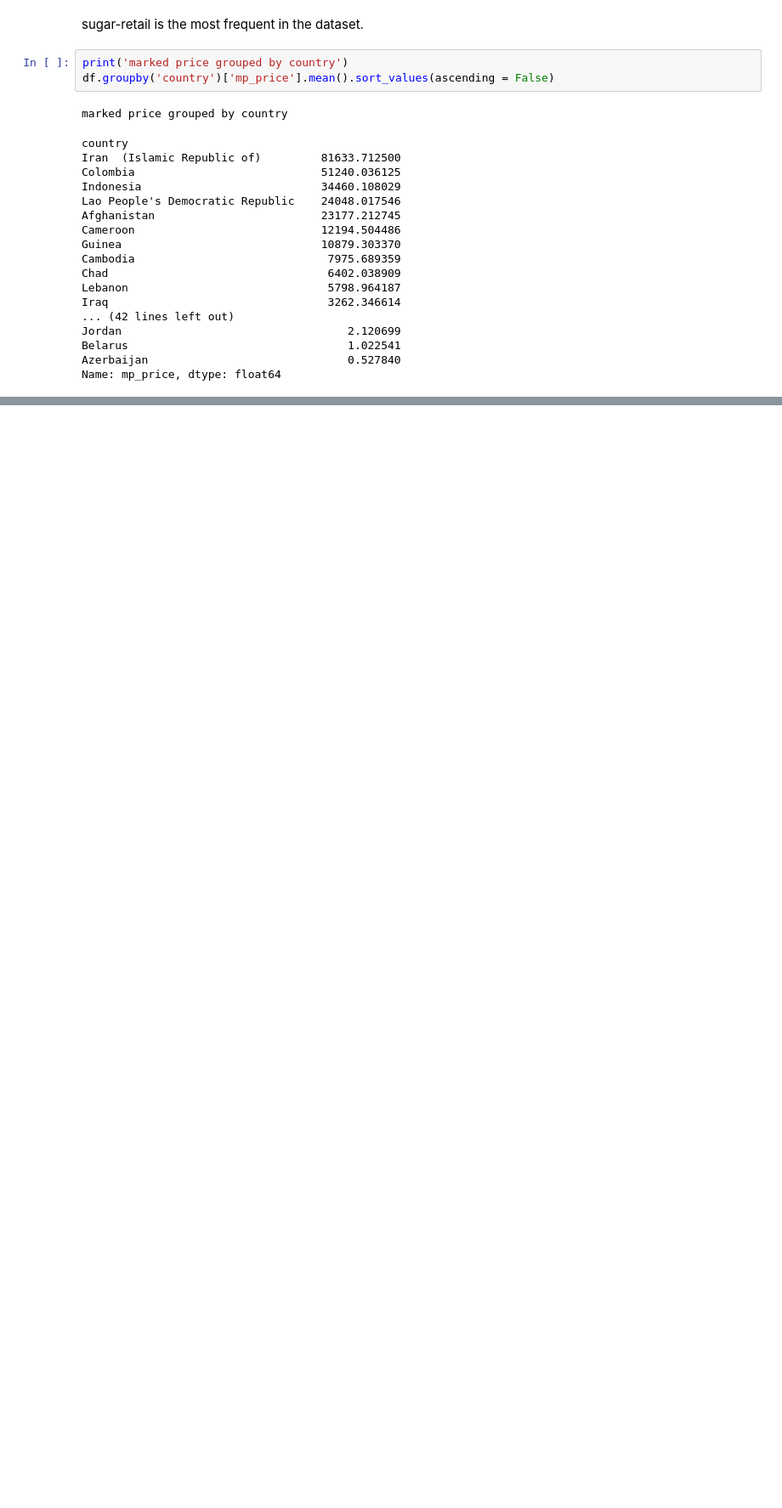
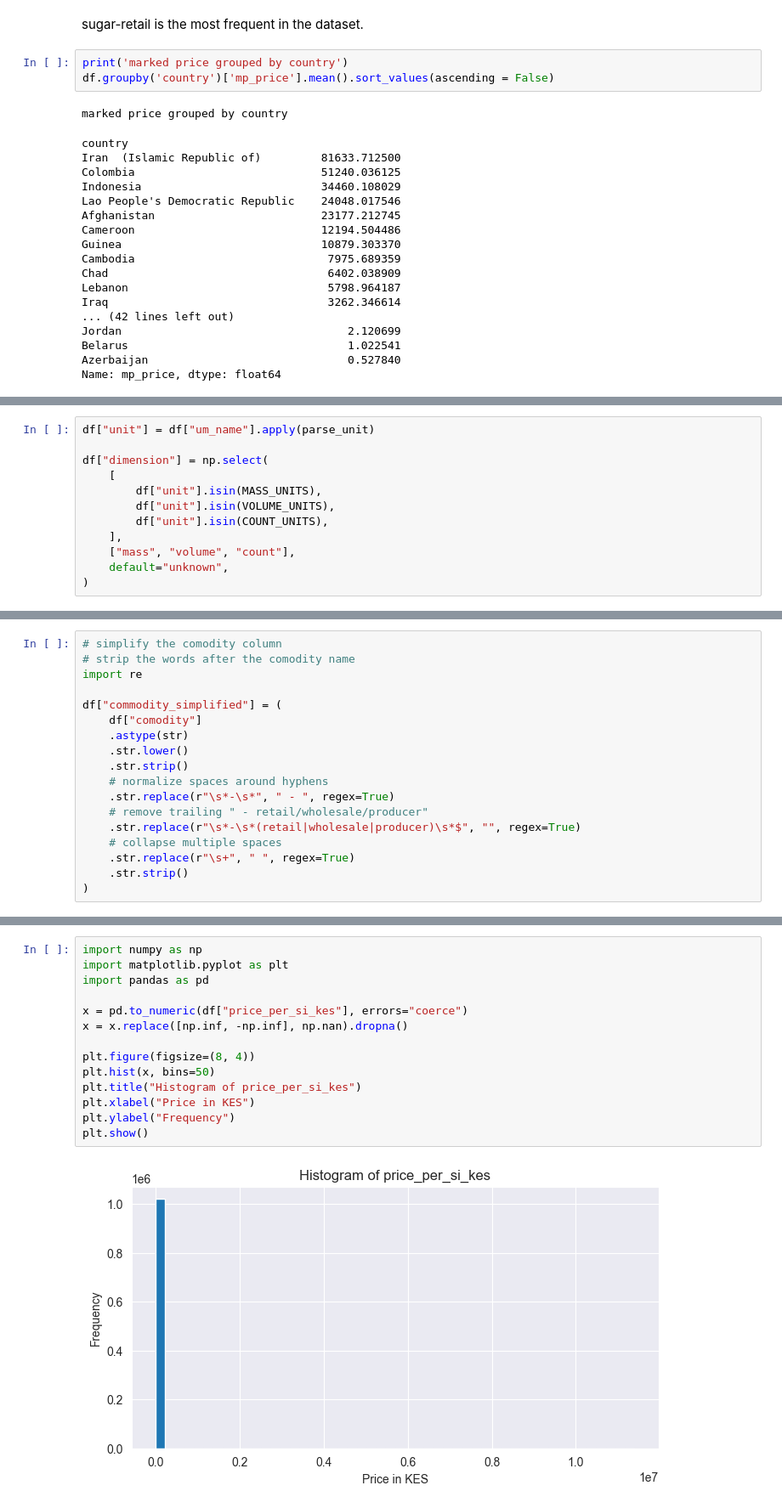
Before and after one commit to Cyrusz55/food_price_analysis, a Jupyter notebook: book1.ipynb, the cells around one changed output, grey strips where cells are left out. Shown at 85% size. Saved outputs shown, nothing was run; the diff lists cells and outputs as text; blank space fills up the shorter version.

```diff
--- a/book1.ipynb
+++ b/book1.ipynb
@@ -118,0 +539,12 @@ Name: mp_price, dtype: float64
+# %%
+df["unit"] = df["um_name"].apply(parse_unit)
+
+df["dimension"] = np.select(
+    [
+        df["unit"].isin(MASS_UNITS),
+        df["unit"].isin(VOLUME_UNITS),
+        df["unit"].isin(COUNT_UNITS),
+    ],
+    ["mass", "volume", "count"],
+    default="unknown",
+)
@@ -118,0 +597,18 @@ Name: mp_price, dtype: float64
+# %%
+# simplify the comodity column
+# strip the words after the comodity name
+import re
+
+df["commodity_simplified"] = (
+    df["comodity"]
+    .astype(str)
+    .str.lower()
+    .str.strip()
+    # normalize spaces around hyphens
+    .str.replace(r"\s*-\s*", " - ", regex=True)
+    # remove trailing " - retail/wholesale/producer"
+    .str.replace(r"\s*-\s*(retail|wholesale|producer)\s*$", "", regex=True)
+    # collapse multiple spaces
+    .str.replace(r"\s+", " ", regex=True)
+    .str.strip()
+)
@@ -118,0 +725,16 @@ Name: mp_price, dtype: float64
+# %%
+import numpy as np
+import matplotlib.pyplot as plt
+import pandas as pd
+
+x = pd.to_numeric(df["price_per_si_kes"], errors="coerce")
+x = x.replace([np.inf, -np.inf], np.nan).dropna()
+
+plt.figure(figsize=(8, 4))
+plt.hist(x, bins=50)
+plt.title("Histogram of price_per_si_kes")
+plt.xlabel("Price in KES")
+plt.ylabel("Frequency")
+plt.show()
+# %% [output]
+[figure, added]
```
Also changed, not shown: parts of 35 cells of this notebook.
